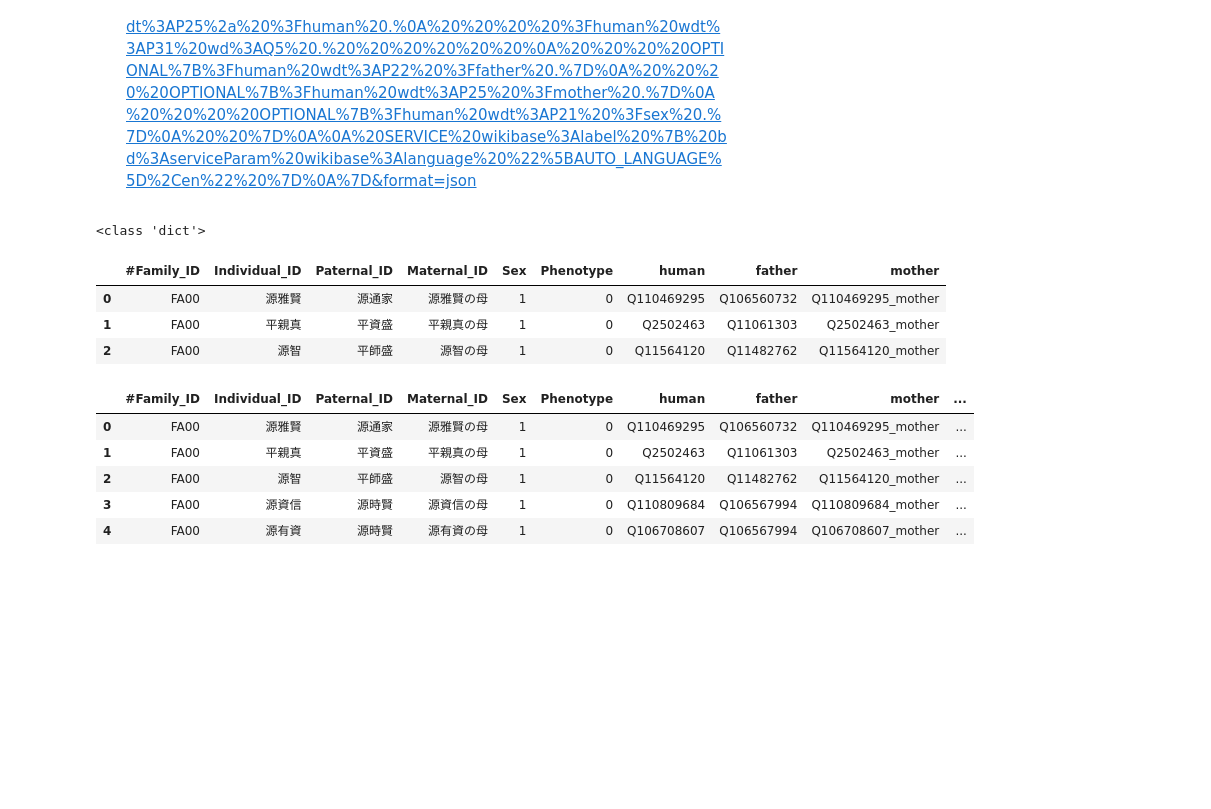
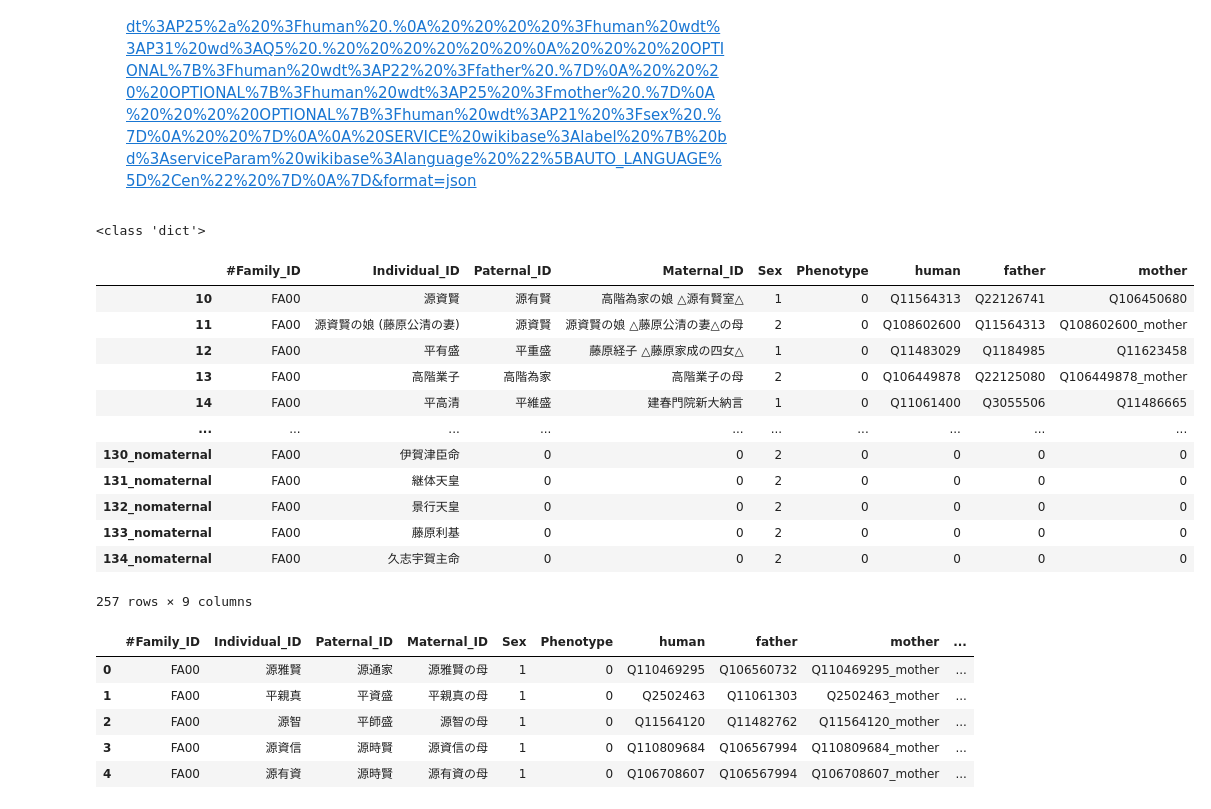
Before and after one commit to wonox/pedigree, a Jupyter notebook: pedigree.ipynb, the cells around one changed output. Drawn from its saved outputs; the diff is of its cells as text; code cells hidden in the pictures; blank space fills up the shorter version.

```diff
--- a/pedigree.ipynb
+++ b/pedigree.ipynb
@@ -84,6 +85,7 @@ def json2list(data):
     # print(data['results']['bindings'])
     data_human = data['results']['bindings']
     list_human = []
+    paren = re.compile('[\(\)（）]')
     for i in data_human:
         # print(i)
         human = i['humanLabel']['value']
@@ -99,6 +101,7 @@ def json2list(data):
         father_id = i.get('father', {}).get('value', human_id +'_father').replace(r'http://www.wikidata.org/entity/', '')
         mother = i.get('motherLabel', {}).get('value', i['humanLabel']['value']+'の母')
         mother_id = i.get('mother', {}).get('value', human_id +'_mother').replace(r'http://www.wikidata.org/entity/', '')
+        mother = paren.sub('△', mother)
         # mother = i.get('mother', {}).get('value', 0)
         sex_qid = i.get('sex', {}).get('value', 0)
         if sex_qid == 'http://www.wikidata.org/entity/Q6581072':
@@ -113,11 +116,10 @@ def json2list(data):
     return list_human
 
 # print(list_human)
+# 配列を pandas dataframeに変換
+# import pandas as pd
+# df_human = pd.DataFrame(list_human, columns=['#Family_ID','Individual_ID','Paternal_ID','Maternal_ID','Sex','Phenotype'])
+# df_human[0:3]
-# %%
-# 配列を pandas dataframeに変換
-import pandas as pd
-df_human = pd.DataFrame(list_human, columns=['#Family_ID','Individual_ID','Paternal_ID','Maternal_ID','Sex','Phenotype'])
-df_human[0:3]
 # %%
 # 父、母の行が存在しない場合に作成して追加
 # print(df_human.query('Individual_ID=="http://www.wikidata.org/entity/Q11673205"'))
@@ -203,20 +207,29 @@ https://query.wikidata.org/sparql?query=SELECT%20DISTINCT%20%20%3Fhuman%20%3Ffat
 # %%
 loc ='https://query.wikidata.org/sparql?query=SELECT%20DISTINCT%20%20%3Fhuman%20%3Ffather%20%3Fmother%20%3FhumanLabel%20%3FfatherLabel%20%3FmotherLabel%20%3Fsex%0AWHERE%0A%7B%0A%7Bwd%3AQ81731%20wdt%3AP40%2a%20%3Fhuman%20.%0A%20%20%20%20%3Fhuman%20wdt%3AP31%20wd%3AQ5%20.%20%20%20%20%20%20%0A%20%20%20%20OPTIONAL%7B%3Fhuman%20wdt%3AP22%20%3Ffather%20.%7D%0A%20%20%20%20OPTIONAL%7B%3Fhuman%20wdt%3AP25%20%3Fmother%20.%7D%0A%20%20%20%20OPTIONAL%7B%3Fhuman%20wdt%3AP21%20%3Fsex%20.%7D%0A%7D%0AUNION%0A%7B%0Awd%3AQ81731%20wdt%3AP22%2a%20%3Fhuman%20.%0A%20%20%20%20%3Fhuman%20wdt%3AP31%20wd%3AQ5%20.%20%20%20%20%20%20%0A%20%20%20%20OPTIONAL%7B%3Fhuman%20wdt%3AP22%20%3Ffather%20.%7D%0A%20%20%20%20OPTIONAL%7B%3Fhuman%20wdt%3AP25%20%3Fmother%20.%7D%0A%20%20%20%20OPTIONAL%7B%3Fhuman%20wdt%3AP21%20%3Fsex%20.%7D%0A%7D%0AUNION%0A%7B%0Awd%3AQ81731%20wdt%3AP25%2a%20%3Fhuman%20.%0A%20%20%20%20%3Fhuman%20wdt%3AP31%20wd%3AQ5%20.%20%20%20%20%20%20%0A%20%20%20%20OPTIONAL%7B%3Fhuman%20wdt%3AP22%20%3Ffather%20.%7D%0A%20%20%20%20OPTIONAL%7B%3Fhuman%20wdt%3AP25%20%3Fmother%20.%7D%0A%20%20%20%20OPTIONAL%7B%3Fhuman%20wdt%3AP21%20%3Fsex%20.%7D%0A%20%20%7D%0A%0A%20SERVICE%20wikibase%3Alabel%20%7B%20bd%3AserviceParam%20wikibase%3Alanguage%20%22%5BAUTO_LANGUAGE%5D%2Cja%22%20%7D%0A%7D&format=json'
 # wikidataからjsonを取得
 data =wikidata2json(loc)
 # jsonから配列に変換
 list_human = json2list(data)
 # 配列を pandas dataframeに変換
 import pandas as pd
 df_human = pd.DataFrame(list_human, columns=['#Family_ID','Individual_ID','Paternal_ID','Maternal_ID','Sex','Phenotype','human','father','mother'])
 df_human = single_parent(df_human)
-df_human[0:3]
+df_human[10:]
 # %% [output]
 <class 'dict'>
 |  | #Family_ID | Individual_ID | Paternal_ID | Maternal_ID | Sex | Phenotype | human | father | mother |
-| 0 | FA00 | 源雅賢 | 源通家 | 源雅賢の母 | 1 | 0 | Q110469295 | Q106560732 | Q110469295_mother |
-| 1 | FA00 | 平親真 | 平資盛 | 平親真の母 | 1 | 0 | Q2502463 | Q11061303 | Q2502463_mother |
-| 2 | FA00 | 源智 | 平師盛 | 源智の母 | 1 | 0 | Q11564120 | Q11482762 | Q11564120_mother |
+| 10 | FA00 | 源資賢 | 源有賢 | 高階為家の娘 △源有賢室△ | 1 | 0 | Q11564313 | Q22126741 | Q106450680 |
+| 11 | FA00 | 源資賢の娘 (藤原公清の妻) | 源資賢 | 源資賢の娘 △藤原公清の妻△の母 | 2 | 0 | Q108602600 | Q11564313 | Q108602600_mother |
+| 12 | FA00 | 平有盛 | 平重盛 | 藤原経子 △藤原家成の四女△ | 1 | 0 | Q11483029 | Q1184985 | Q11623458 |
+| 13 | FA00 | 高階業子 | 高階為家 | 高階業子の母 | 2 | 0 | Q106449878 | Q22125080 | Q106449878_mother |
+| 14 | FA00 | 平高清 | 平維盛 | 建春門院新大納言 | 1 | 0 | Q11061400 | Q3055506 | Q11486665 |
+| ... | ... | ... | ... | ... | ... | ... | ... | ... | ... |
+| 130_nomaternal | FA00 | 伊賀津臣命 | 0 | 0 | 2 | 0 | 0 | 0 | 0 |
+| 131_nomaternal | FA00 | 継体天皇 | 0 | 0 | 2 | 0 | 0 | 0 | 0 |
+| 132_nomaternal | FA00 | 景行天皇 | 0 | 0 | 2 | 0 | 0 | 0 | 0 |
+| 133_nomaternal | FA00 | 藤原利基 | 0 | 0 | 2 | 0 | 0 | 0 | 0 |
+| 134_nomaternal | FA00 | 久志宇賀主命 | 0 | 0 | 2 | 0 | 0 | 0 | 0 |
+257 rows × 9 columns
 # %%
 # 配偶者蘭を追加
 df_human = add_spouse(df_human)
```
Also changed, not shown: parts of 4 cells of this notebook, 1 other file.
